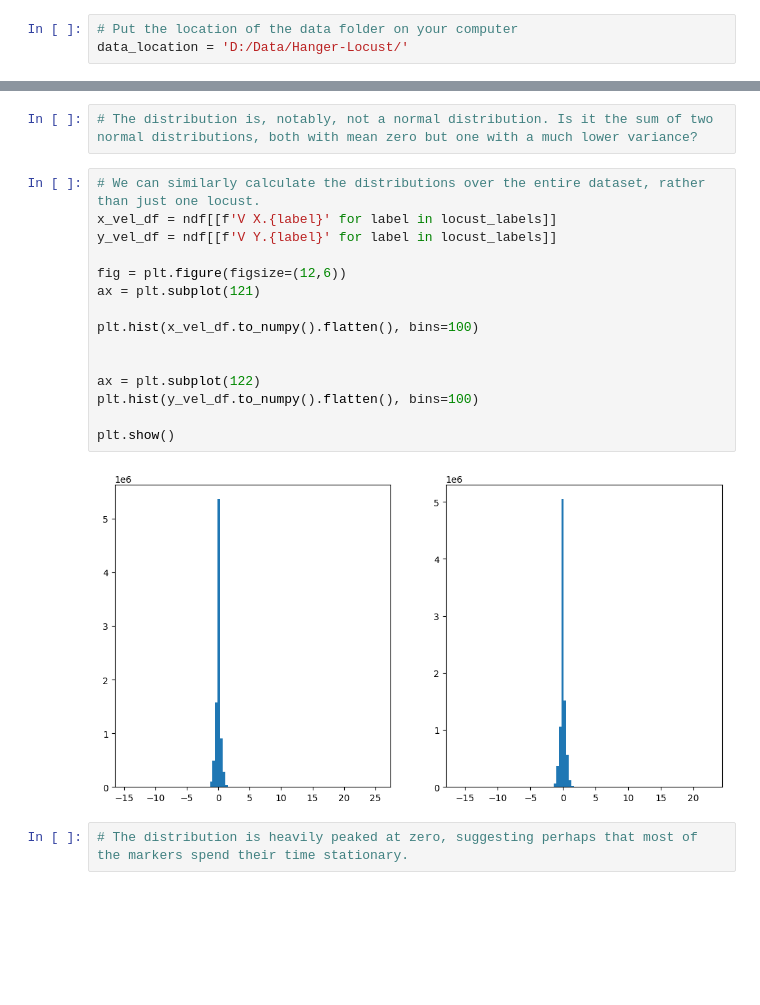
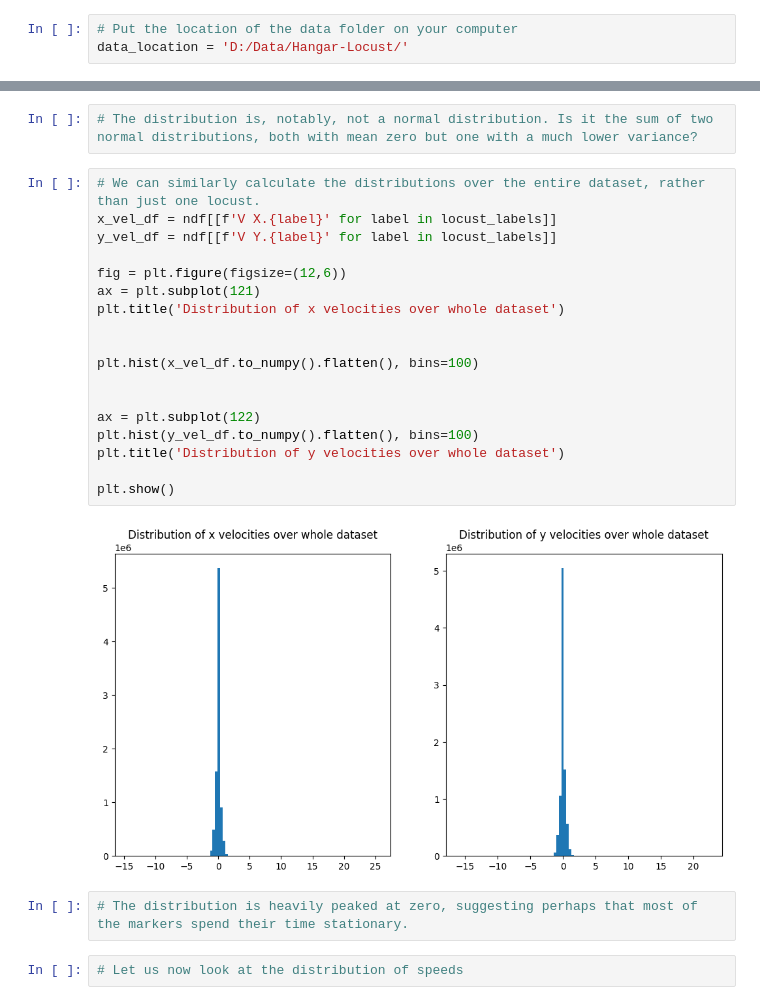
Before and after one commit to Mark-Bugden/Locust-Physics, a Jupyter notebook: Data_exploration.ipynb, the cells around one changed output, grey strips where cells are left out. Cells and saved outputs as stored; diff of their text form; blank space fills up the shorter version.

```diff
--- a/Data_exploration.ipynb
+++ b/Data_exploration.ipynb
@@ -18,7 +18,7 @@ import warnings
 warnings.filterwarnings('ignore')
 # %%
 # Put the location of the data folder on your computer
-data_location = 'D:/Data/Hanger-Locust/'
+data_location = 'D:/Data/Hangar-Locust/'
 # %%
 # Reads the .tsv file as a pandas DataFrame. We skip the first 11 rows because that is the metadata at the start, and we choose the Time column to be our index column.
 df = pd.read_csv(data_location + '2K-locust_14112022/200_locust_11142022_0002.tsv', sep='\t', skiprows=11, index_col='Time')
@@ -365,22 +363,27 @@ plt.show()
 # %%
 # We can similarly calculate the distributions over the entire dataset, rather than just one locust.
 x_vel_df = ndf[[f'V X.{label}' for label in locust_labels]]
 y_vel_df = ndf[[f'V Y.{label}' for label in locust_labels]]
 
 fig = plt.figure(figsize=(12,6))
 ax = plt.subplot(121)
+plt.title('Distribution of x velocities over whole dataset')
+
 
 plt.hist(x_vel_df.to_numpy().flatten(), bins=100)
 
 
 ax = plt.subplot(122)
 plt.hist(y_vel_df.to_numpy().flatten(), bins=100)
+plt.title('Distribution of y velocities over whole dataset')
 
 plt.show()
 # %% [output]
-[figure, old version]
+[figure, new version]
 # %%
 # The distribution is heavily peaked at zero, suggesting perhaps that most of the markers spend their time stationary.
+# %%
+# Let us now look at the distribution of speeds
 # %%
 # For a single locust, we have
 fig, ax = plt.subplots()
```
Also changed, not shown: parts of 14 cells of this notebook.
